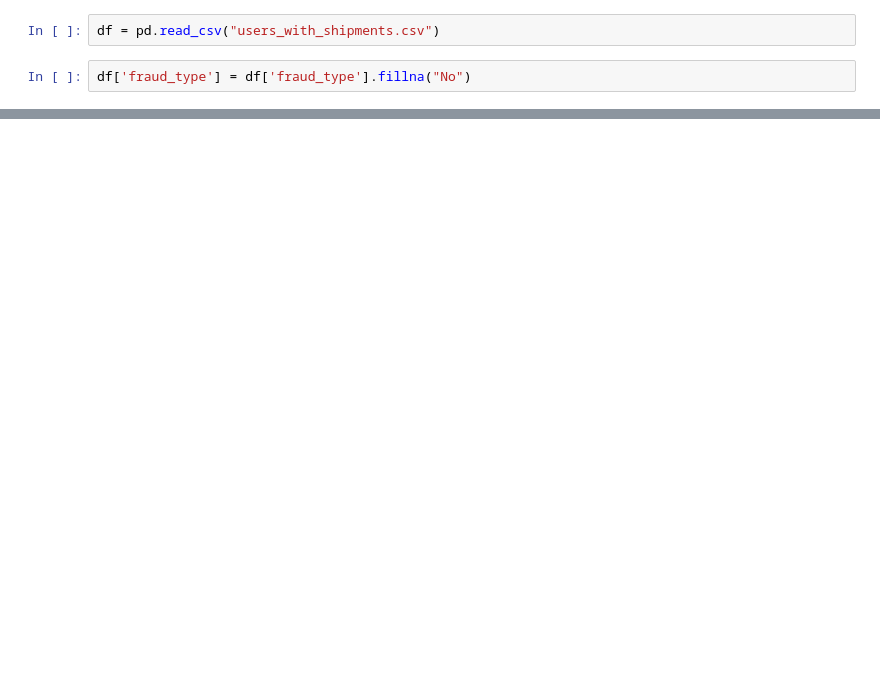
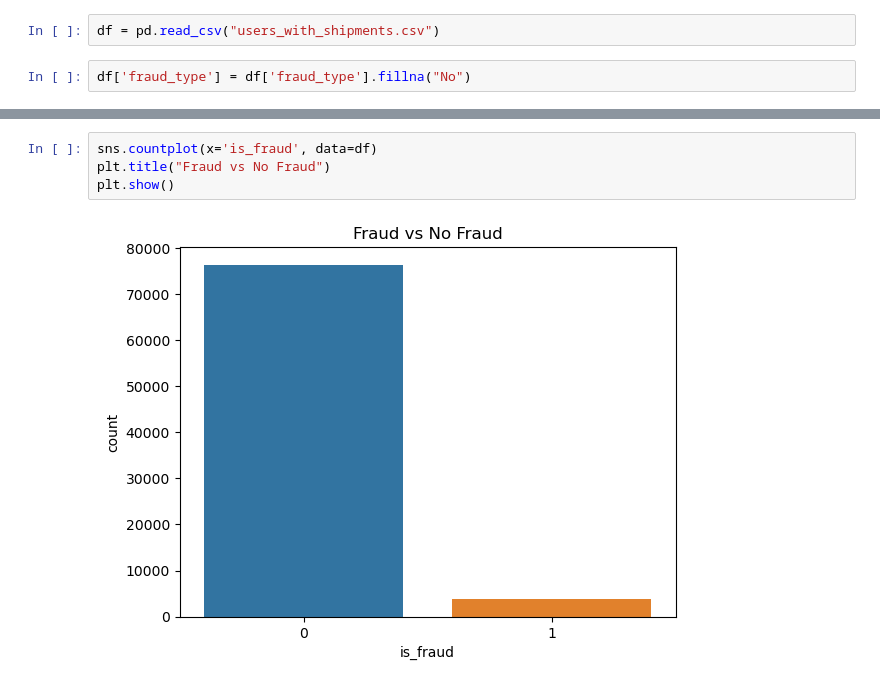
Before and after one commit to alanqiao6/fraud-detection, a Jupyter notebook: fraud_detection.ipynb, the cells around one changed output, grey strips where cells are left out. Saved outputs shown, nothing was run; the diff lists cells and outputs as text; blank space fills up the shorter version.

```diff
--- a/fraud_detection.ipynb
+++ b/fraud_detection.ipynb
@@ -28,0 +74,6 @@ Name: count, dtype: int64
+# %%
+sns.countplot(x='is_fraud', data=df)
+plt.title("Fraud vs No Fraud")
+plt.show()
+# %% [output]
+[figure, added]
```
Also changed, not shown: parts of 30 cells of this notebook.
